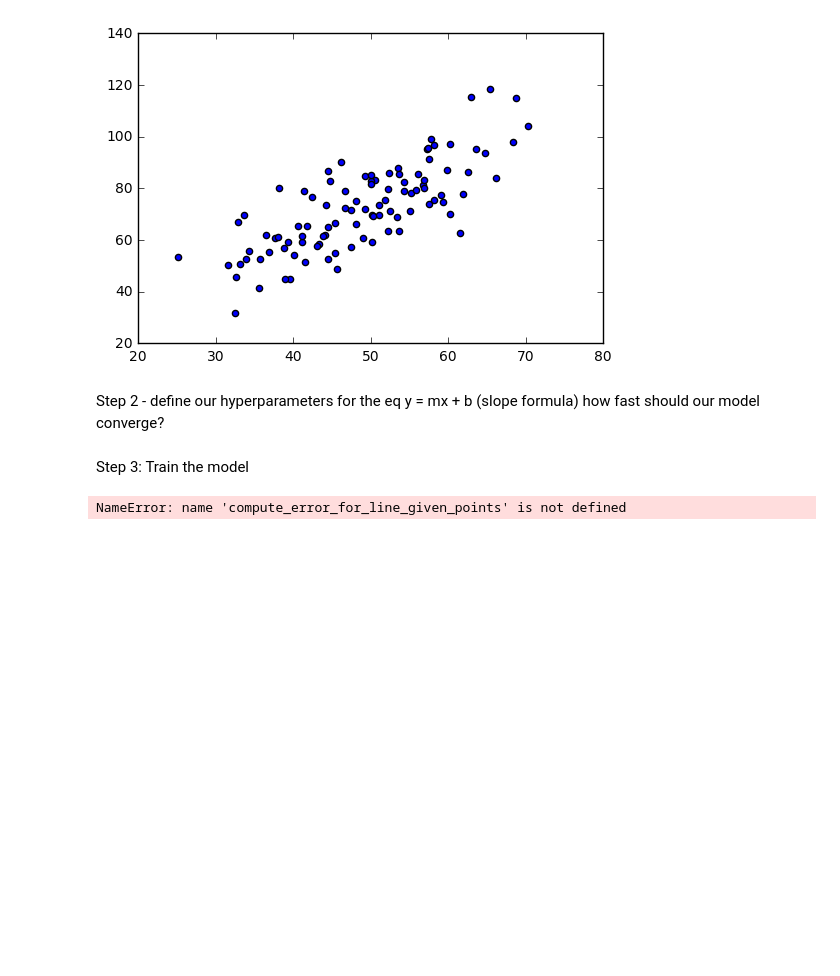
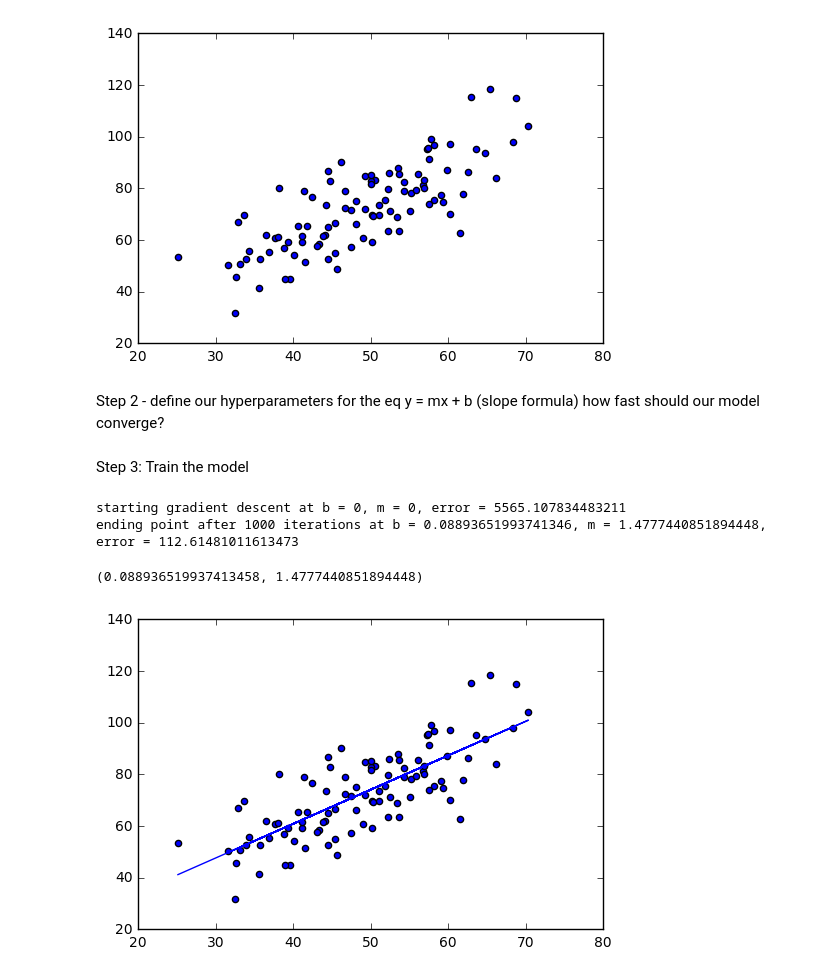
Before and after one commit to khalido/nd101, a Jupyter notebook: nd101_notes.ipynb, the cells around one changed output. Saved outputs shown, nothing was run; the diff lists cells and outputs as text; code cells hidden in the pictures; blank space fills up the shorter version.

```diff
--- a/nd101_notes.ipynb
+++ b/nd101_notes.ipynb
@@ -209,6 +224,23 @@ def step_gradient(b_current, m_current, points, learningRate):
 # %%
 print('starting gradient descent at b = {0}, m = {1}, error = {2}'.format(initial_b, initial_m, compute_error_for_line_given_points(initial_b, initial_m, points)))
 [b, m] = gradient_descent_runner(points, initial_b, initial_m, learning_rate, num_iterations)
-print('ending point at b = {1}, m = {2}, error = {3}'.format(num_iterations, b, m, compute_error_for_line_given_points(initial_b, initial_m, points)))
+print('ending point after {0} iterations at b = {1}, m = {2}, error = {3}'.format(num_iterations, b, m, compute_error_for_line_given_points(b, m, points)))
 # %% [output]
-NameError: name 'compute_error_for_line_given_points' is not defined
+starting gradient descent at b = 0, m = 0, error = 5565.107834483211
+ending point after 1000 iterations at b = 0.08893651993741346, m = 1.4777440851894448, error = 112.61481011613473
+# %%
+b,m
+# %% [output]
+(0.088936519937413458, 1.4777440851894448)
+# %%
+x_vals = df[[0]]
+y_vals = df[[1]]
+
+live_model = LinearRegression()
+live_model.fit(x_vals, y_vals)
+
+plt.scatter(x_vals, y_vals)
+plt.plot(x_vals, live_model.predict(x_vals))
+plt.show()
+# %% [output]
+[figure, added]
```
Also changed, not shown: parts of 2 cells of this notebook.
